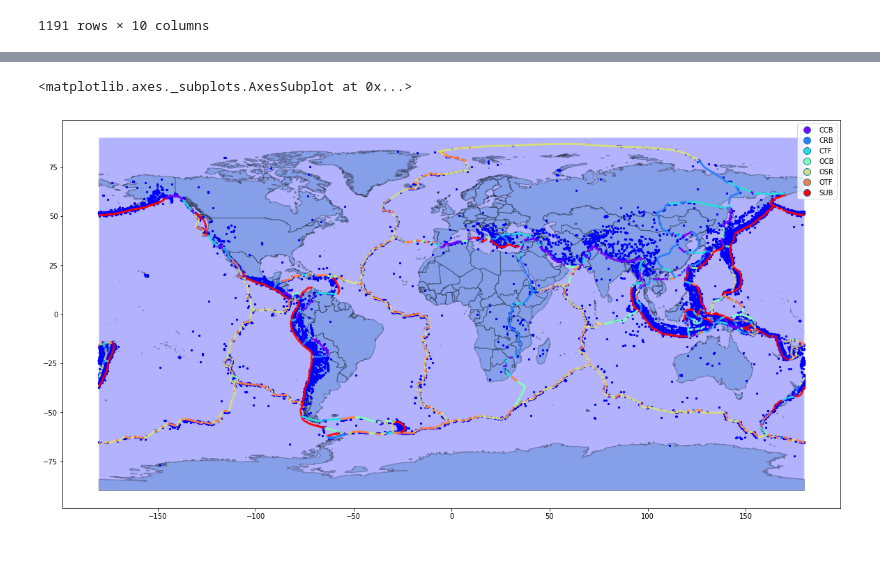
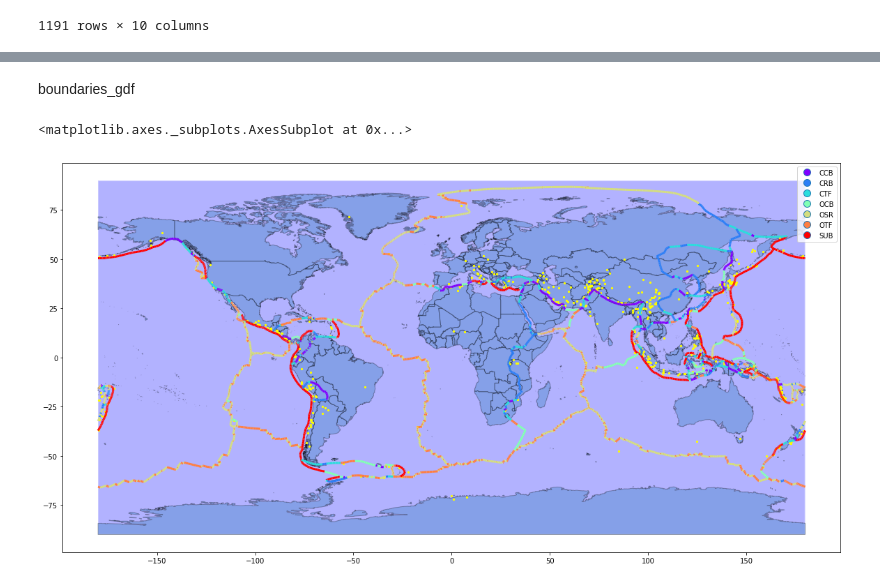
Before and after one commit to smitamisra/StrikingRobo_Earthquakes, a Jupyter notebook: MR_DQ3_2.ipynb, the cells around one changed output, grey strips where cells are left out. Cells and saved outputs as stored; diff of their text form; code cells hidden in the pictures; blank space fills up the shorter version.

```diff
--- a/MR_DQ3_2.ipynb
+++ b/MR_DQ3_2.ipynb
@@ -404,17 +383,20 @@ boundaries_gdf
+# %% [markdown]
+boundaries_gdf
 # %%
 #earthquakes2_gdf
 #volcanoes2_gdf
 fig, ax = plt.subplots(figsize = (20, 20))
 ax.set_aspect('equal')
 plates_gdf.plot(ax=ax, color='blue', edgecolor='white', alpha = 0.3, lw = 2.0)
 countries_gdf.plot(ax=ax, edgecolor='black', alpha = 0.3)
-earthquakes2_gdf.plot(ax=ax, markersize = 5, color = "blue")
+#earthquakes2_gdf.plot(ax=ax, markersize = 5, color = "blue")
 #eruptions_new_gdf.plot(ax=ax, markersize = 5, color = "orange")
 #eruptions_gdf.plot(ax=ax, markersize = 5, color = "green")
 #tsunamis_gdf.plot(ax=ax, markersize = 5, color = "yellow")
 boundaries_gdf.plot(ax=ax, column = "STEPCLASS", cmap = "rainbow", lw = 3, legend = True)
 #vents_gdf.plot(ax=ax, markersize = 5, color = "blue")
 #eruptions_more_gdf.plot(ax=ax, markersize = 5, color = "yellow")
+earthquakes_gdf.plot(ax=ax, markersize = 5, color = "yellow")
 # %% [output]
 <matplotlib.axes._subplots.AxesSubplot at 0x...>
-[figure, old version]
+[figure, new version]
```
Also changed, not shown: parts of 15 cells of this notebook.
